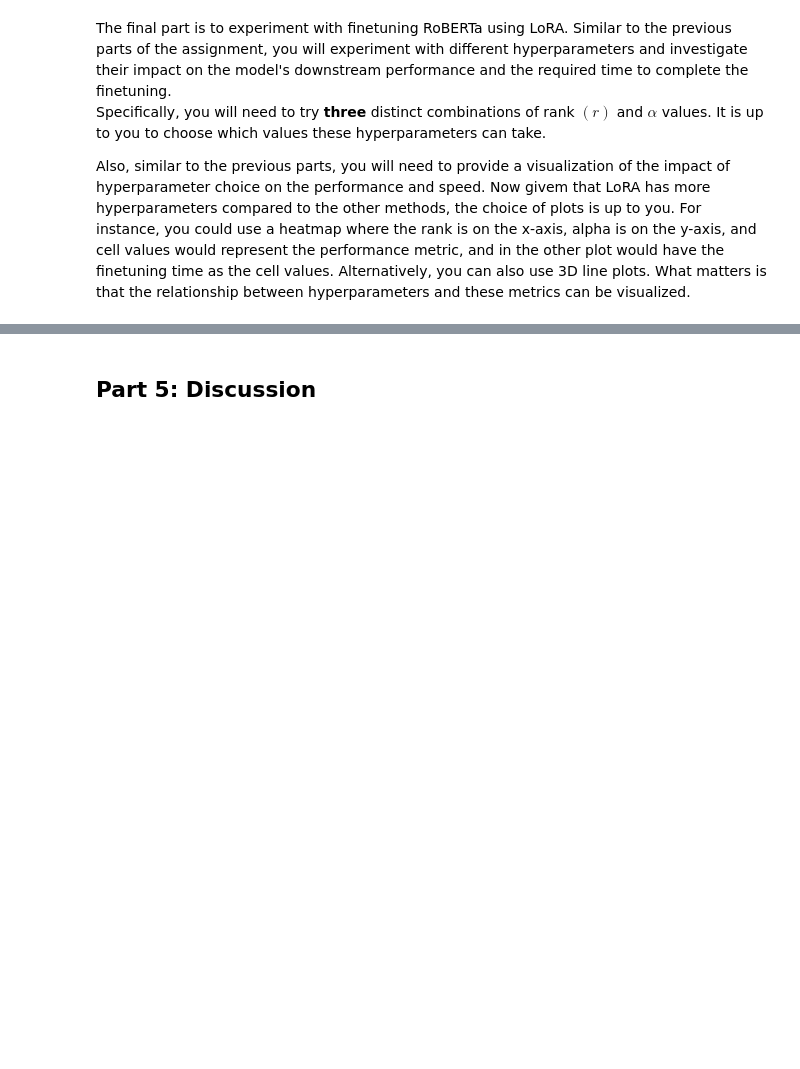
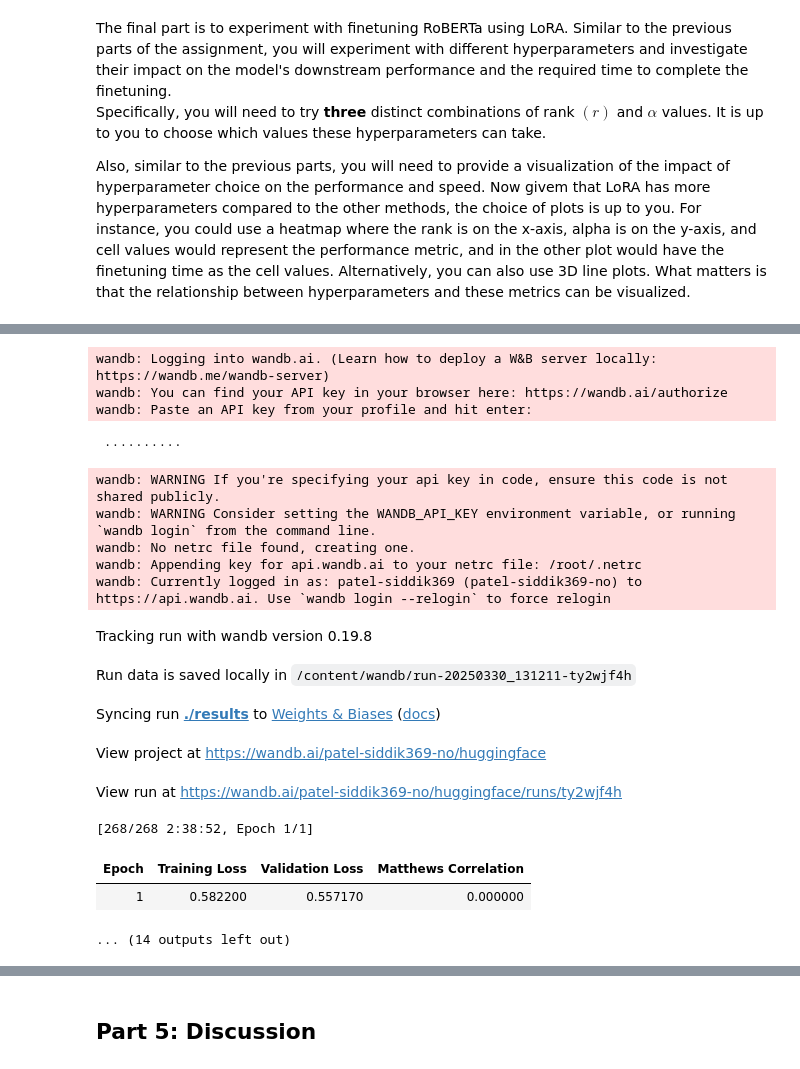
Before and after one commit to Siddikpatel/assignment-5, a Jupyter notebook: CSCI6908_Assignment_5_Finetuning_and_PEFT_Methods.ipynb, the cells around one changed output, grey strips where cells are left out. Drawn from its saved outputs; the diff is of its cells as text; code cells hidden in the pictures; blank space fills up the shorter version.

```diff
--- a/CSCI6908_Assignment_5_Finetuning_and_PEFT_Methods.ipynb
+++ b/CSCI6908_Assignment_5_Finetuning_and_PEFT_Methods.ipynb
@@ -409,3 +412,65 @@ The final part is to experiment with finetuning RoBERTa using LoRA. Similar to t
 Specifically, you will need to try **three** distinct combinations of rank $(r)$ and $\alpha$ values. It is up to you to choose which values these hyperparameters can take.
 
 Also, similar to the previous parts, you will need to provide a visualization of the impact of hyperparameter choice on the performance and speed. Now givem that LoRA has more hyperparameters compared to the other methods, the choice of plots is up to you. For instance, you could use a heatmap where the rank is on the x-axis, alpha is on the y-axis, and cell values would represent the performance metric, and in the other plot would have the finetuning time as the cell values. Alternatively, you can also use 3D line plots. What matters is that the relationship between hyperparameters and these metrics can be visualized.
+# %%
+from peft import LoraConfig, get_peft_model
+import seaborn as sns
+
+# Define the combinations of rank (r) and alpha values
+lora_configs = [
+    {"r": 4, "alpha": 16},
+    {"r": 8, "alpha": 32},
+    {"r": 16, "alpha": 64},
+]
+
+performance_results = []
+training_times = []
+
+# Loop through each configuration
+for config in lora_configs:
+    r = config["r"]
+    alpha = config["alpha"]
+
+    # Define LoRA configuration
+    lora_config = LoraConfig(
+        r=r,
+        lora_alpha=alpha,
+        target_modules=["query", "key", "value", "dense"],  # Target specific layers
+        lora_dropout=0.1,
+        bias="none",
+        task_type="SEQ_CLS",
+    )
+
+    # Apply LoRA to the model
+    lora_model = get_peft_model(model, lora_config)
+
+    # Create a new trainer with the LoRA model
+    trainer = Trainer(
+        model=lora_model,
+        args=training_args,
+        train_dataset=train_dataset,
+        eval_dataset=eval_dataset,
+        compute_metrics=compute_metrics,
+    )
+
+    # Fine-tune the model and measure time
+    start_time = time.time()
+    trainer.train()
+    end_time = time.time()
+
+    # Evaluate the model
+    eval_results = trainer.evaluate()
+    mcc_score = eval_results["eval_matthews_correlation"]
+
+    # Record results
+    performance_results.append(mcc_score)
+    time_delta = timedelta(seconds=end_time - start_time)
+    training_time = str(time_delta.total_seconds())
+    training_times.append(training_time)
+
+    print(f"Completed LoRA with r={r}, alpha={alpha}, MCC={mcc_score:.4f}, Time={time_delta}s")
+
+# Visualize results
+r_values = [config["r"] for config in lora_configs]
+alpha_values = [config["alpha"] for config in lora_configs]
+# %% [output]
@@ -411,0 +481,18 @@ Also, similar to the previous parts, you will need to provide a visualization of
+wandb: Logging into wandb.ai. (Learn how to deploy a W&B server locally: https://wandb.me/wandb-server)
+wandb: You can find your API key in your browser here: https://wandb.ai/authorize
+wandb: Paste an API key from your profile and hit enter:
+ ··········
+wandb: WARNING If you're specifying your api key in code, ensure this code is not shared publicly.
+wandb: WARNING Consider setting the WANDB_API_KEY environment variable, or running `wandb login` from the command line.
+wandb: No netrc file found, creating one.
+wandb: Appending key for api.wandb.ai to your netrc file: /root/.netrc
+wandb: Currently logged in as: patel-siddik369 (patel-siddik369-no) to https://api.wandb.ai. Use `wandb login --relogin` to force relogin
+Tracking run with wandb version 0.19.8
+Run data is saved locally in /content/wandb/run-20250330_131211-ty2wjf4h
+Syncing run ./results to Weights & Biases (docs)
+View project at https://wandb.ai/patel-siddik369-no/huggingface
+View run at https://wandb.ai/patel-siddik369-no/huggingface/runs/ty2wjf4h
+[268/268 2:38:52, Epoch 1/1]
+| Epoch | Training Loss | Validation Loss | Matthews Correlation |
+| 1 | 0.582200 | 0.557170 | 0.000000 |
+... (14 outputs left out)
```
Also changed, not shown: parts of 4 cells of this notebook.
